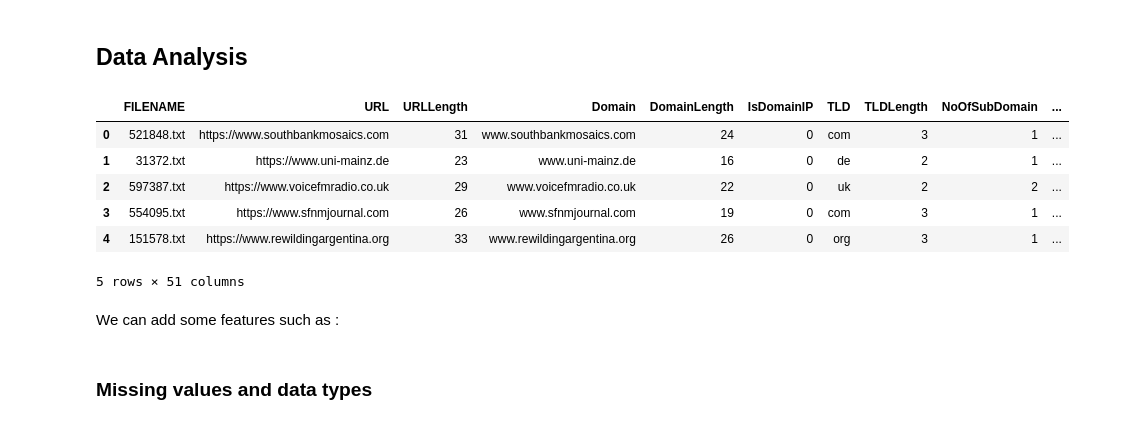
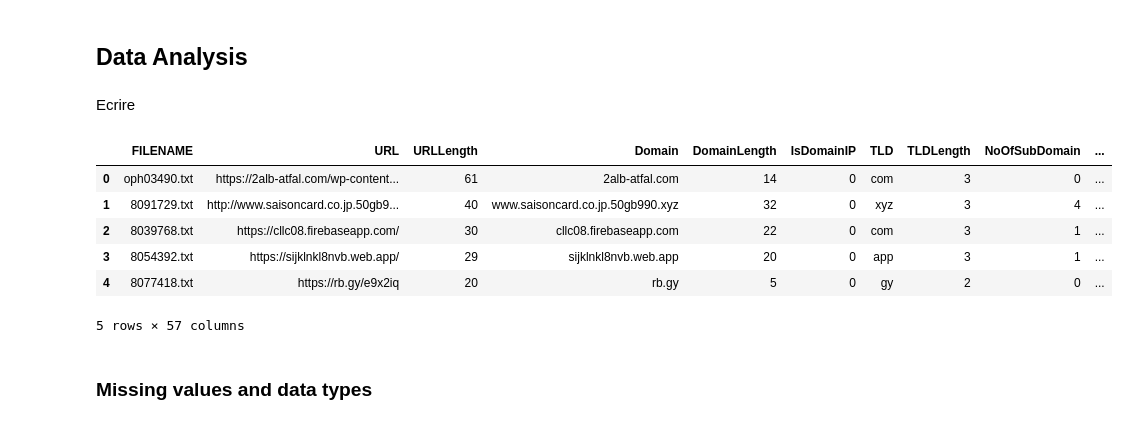
Before and after one commit to mathildadmbl/challenge2, a Jupyter notebook: challenge_2.ipynb, the cells around one changed output. Cells and saved outputs as stored; diff of their text form; code cells hidden in the pictures.

```diff
--- a/challenge_2.ipynb
+++ b/challenge_2.ipynb
@@ -10,38 +10,45 @@ import seaborn as sns
 import numpy as np
 # %% [markdown]
 ## Data Analysis
-# %%
-df = pd.read_csv('PhiUSIIL_Phishing_URL_Dataset.csv')
-df = df.drop(columns=['URLSimilarityIndex', 'CharContinuationRate', 'URLTitleMatchScore', 'URLCharProb',
-'TLDLegitimateProb'])
-df.head()
-# %% [output]
-|  | FILENAME | URL | URLLength | Domain | DomainLength | IsDomainIP | TLD | TLDLength | NoOfSubDomain | ... |
-| 0 | 521848.txt | https://www.southbankmosaics.com | 31 | www.southbankmosaics.com | 24 | 0 | com | 3 | 1 | ... |
-| 1 | 31372.txt | https://www.uni-mainz.de | 23 | www.uni-mainz.de | 16 | 0 | de | 2 | 1 | ... |
-| 2 | 597387.txt | https://www.voicefmradio.co.uk | 29 | www.voicefmradio.co.uk | 22 | 0 | uk | 2 | 2 | ... |
-| 3 | 554095.txt | https://www.sfnmjournal.com | 26 | www.sfnmjournal.com | 19 | 0 | com | 3 | 1 | ... |
-| 4 | 151578.txt | https://www.rewildingargentina.org | 33 | www.rewildingargentina.org | 26 | 0 | org | 3 | 1 | ... |
-5 rows × 51 columns
-# %% [markdown]
-We can add some features such as :
+# %% [markdown]
+Ecrire
 # %%
-# A high intensity of obfuscated character could be suspicious
-df['ObfuscationIntensity'] = df['NoOfObfuscatedChar'] / df['DomainLength']
+def drop_add_columns(df):
+    # REMOVING FEATURES
+    df.drop(columns=['Unnamed: 0', 'URLSimilarityIndex', 'CharContinuationRate', 'URLTitleMatchScore', 'URLCharProb','TLDLegitimateProb'], inplace=True)
 
-# Many interactions on a web page could be suspicious
-# Phising web sites could use pop ups and hidden fields to trap the victimes
-df['InteractionRiskIndex'] = df['NoOfPopup'] + df['HasExternalFormSubmit'] + df['HasHiddenFields']
+    # ADDING FEATURES
+    # A high intensity of obfuscated character could be suspicious
+    df['ObfuscationIntensity'] = df['NoOfObfuscatedChar'] / df['DomainLength']
 
-# A high media resource intensity could show a well developed and professional website
-df['MediaResourceIntensity'] = (df['NoOfImage'] + df['NoOfCSS'] + df['NoOfJS']) / df['URLLength']
+    # Many interactions on a web page could be suspicious
+    # Phising web sites could use pop ups and hidden fields to trap the victimes
+    df['InteractionRiskIndex'] = df['NoOfPopup'] + df['HasExternalFormSubmit'] + df['HasHiddenFields']
 
-# Hackers use interaction tools to collect sensitive informations
-df['InteractionRichness'] = df['HasSubmitButton'] + df['HasPasswordField'] + df['HasSocialNet']
-df['FormSecurityFlags'] = df['HasSubmitButton'] + df['HasPasswordField'] + df['HasExternalFormSubmit'] + df['HasHiddenFields']
+    # A high media resource intensity could show a well developed and professional website
+    df['MediaResourceIntensity'] = (df['NoOfImage'] + df['NoOfCSS'] + df['NoOfJS']) / df['URLLength']
 
-# Hackers use redirection to trap people
-df['RedirectionRisk'] = df['NoOfURLRedirect'] + df['NoOfSelfRedirect']
+    # Hackers use interaction tools to collect sensitive informations
+    df['InteractionRichness'] = df['HasSubmitButton'] + df['HasPasswordField'] + df['HasSocialNet']
+    df['FormSecurityFlags'] = df['HasSubmitButton'] + df['HasPasswordField'] + df['HasExternalFormSubmit'] + df['HasHiddenFields']
+
+    # Hackers use redirection to trap people
+    df['RedirectionRisk'] = df['NoOfURLRedirect'] + df['NoOfSelfRedirect']
+# %%
+train = pd.read_csv('Training_for_evaluation.csv')
+test = pd.read_csv('Training_for_evaluation.csv')
+
+drop_add_columns(train)
+drop_add_columns(test)
+train.head()
+# %% [output]
+|  | FILENAME | URL | URLLength | Domain | DomainLength | IsDomainIP | TLD | TLDLength | NoOfSubDomain | ... |
+| 0 | oph03490.txt | https://2alb-atfal.com/wp-content... | 61 | 2alb-atfal.com | 14 | 0 | com | 3 | 0 | ... |
+| 1 | 8091729.txt | http://www.saisoncard.co.jp.50gb9... | 40 | www.saisoncard.co.jp.50gb990.xyz | 32 | 0 | xyz | 3 | 4 | ... |
+| 2 | 8039768.txt | https://cllc08.firebaseapp.com/ | 30 | cllc08.firebaseapp.com | 22 | 0 | com | 3 | 1 | ... |
+| 3 | 8054392.txt | https://sijklnkl8nvb.web.app/ | 29 | sijklnkl8nvb.web.app | 20 | 0 | app | 3 | 1 | ... |
+| 4 | 8077418.txt | https://rb.gy/e9x2iq | 20 | rb.gy | 5 | 0 | gy | 2 | 0 | ... |
+5 rows × 57 columns
 # %% [markdown]
 ### Missing values and data types
 # %%
```
Also changed, not shown: parts of 12 cells of this notebook.
